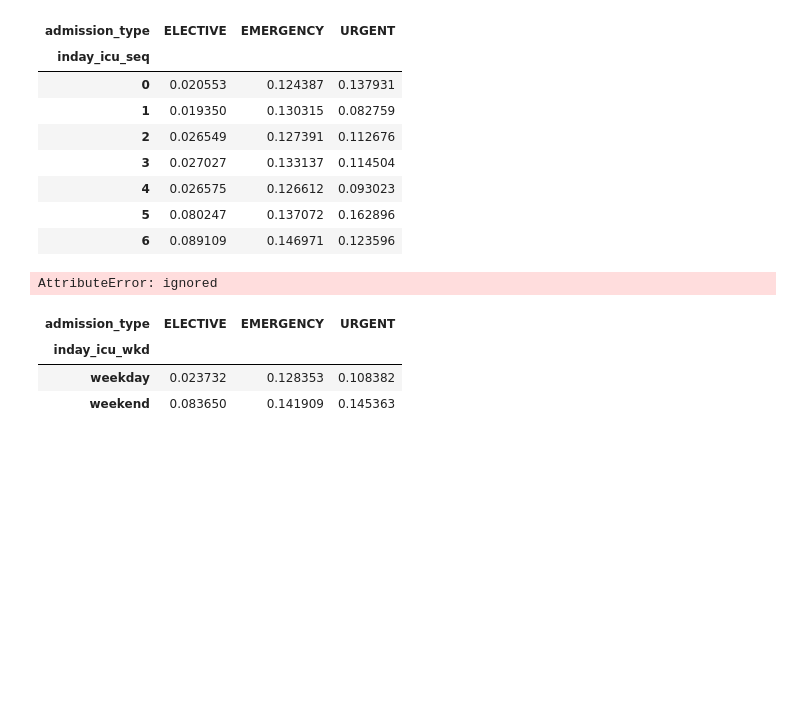
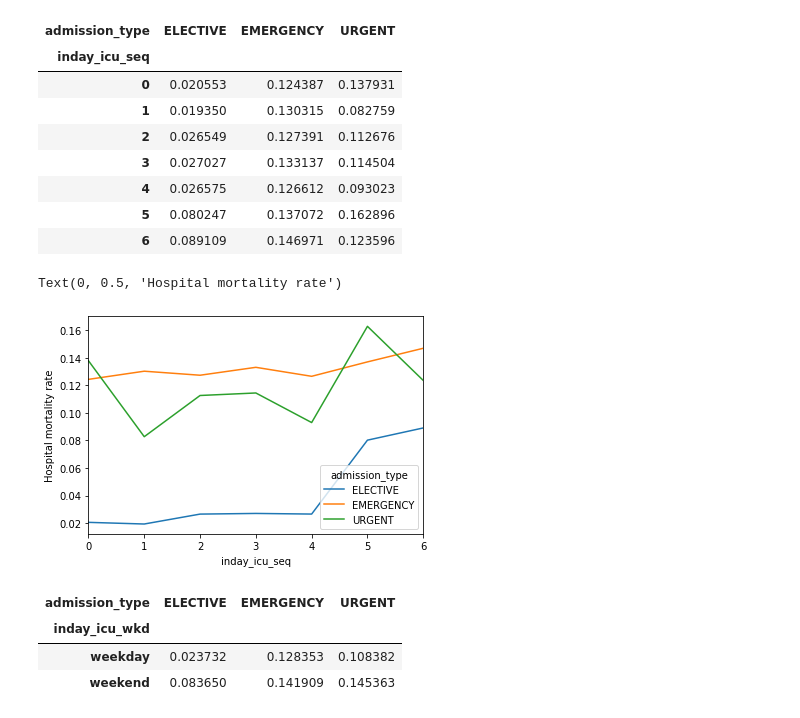
Before and after one commit to MIT-LCP/hack-aotearoa, a Jupyter notebook: mimic-weekend-effect.ipynb, the cells around one changed output. Cells and saved outputs as stored; diff of their text form; code cells hidden in the pictures; blank space fills up the shorter version.

```diff
--- a/mimic-weekend-effect.ipynb
+++ b/mimic-weekend-effect.ipynb
@@ -289,9 +286,11 @@ dat_dow
 | 6 | 0.089109 | 0.146971 | 0.123596 |
 # %%
 # day_map = {0:'Mon', 1:'Tue', 2:'Wed', 3:'Thu', 4:'Fri', 5:'Sat', 6:'Sun'}
-dat_dow.vgplot.line(value_name='Hospital mortality rate')
+ax = dat_dow.plot()
+ax.set_ylabel("Hospital mortality rate")
 # %% [output]
-AttributeError: ignored
+Text(0, 0.5, 'Hospital mortality rate')
+[figure, added]
 # %%
 dat_wkd = data.groupby(['admission_type','inday_icu_wkd'])['hospital_expire_flag'].mean().reset_index()
 dat_wkd = dat_wkd.pivot(index='inday_icu_wkd', columns='admission_type', values='hospital_expire_flag')
```
Also changed, not shown: parts of 10 cells of this notebook.
